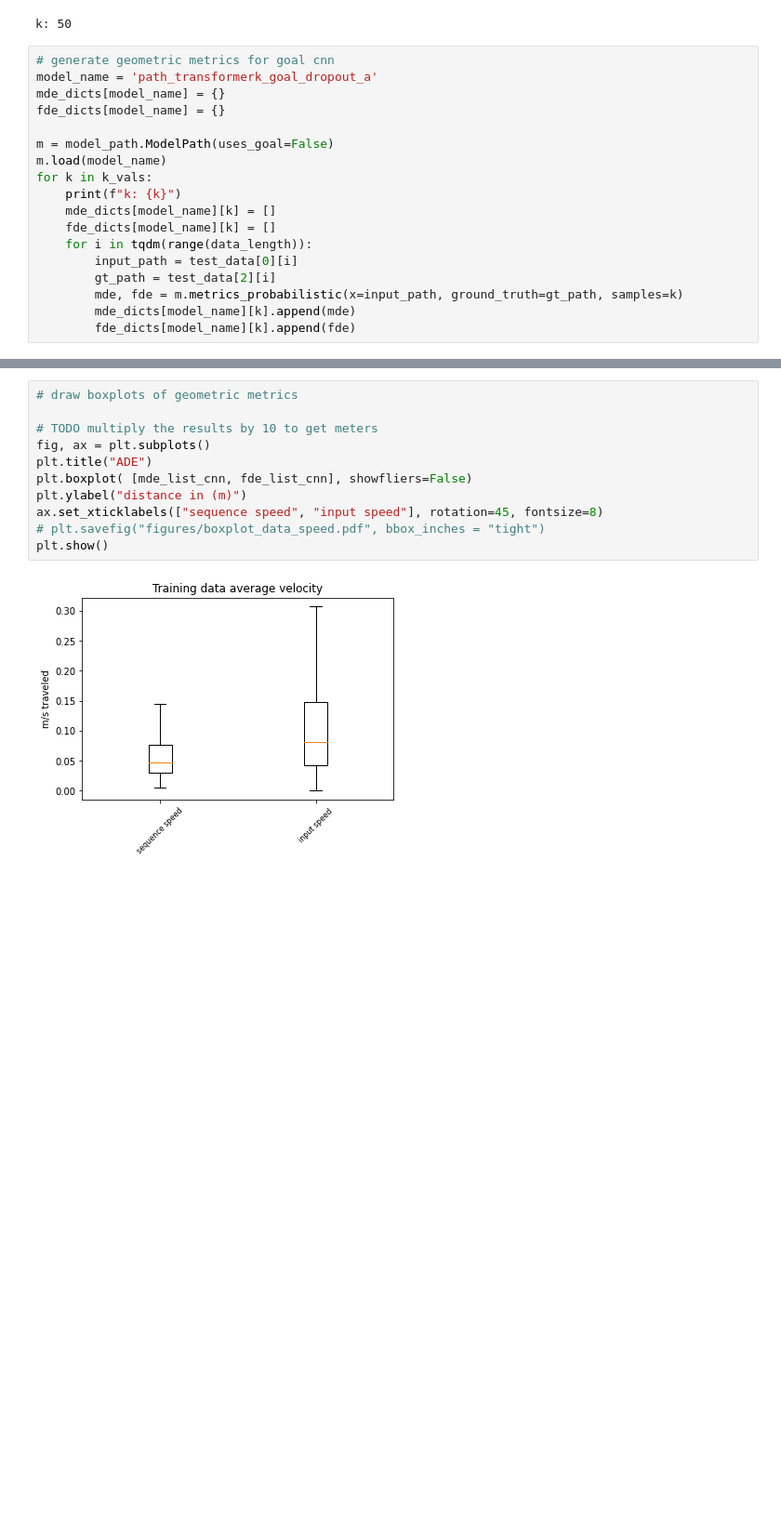
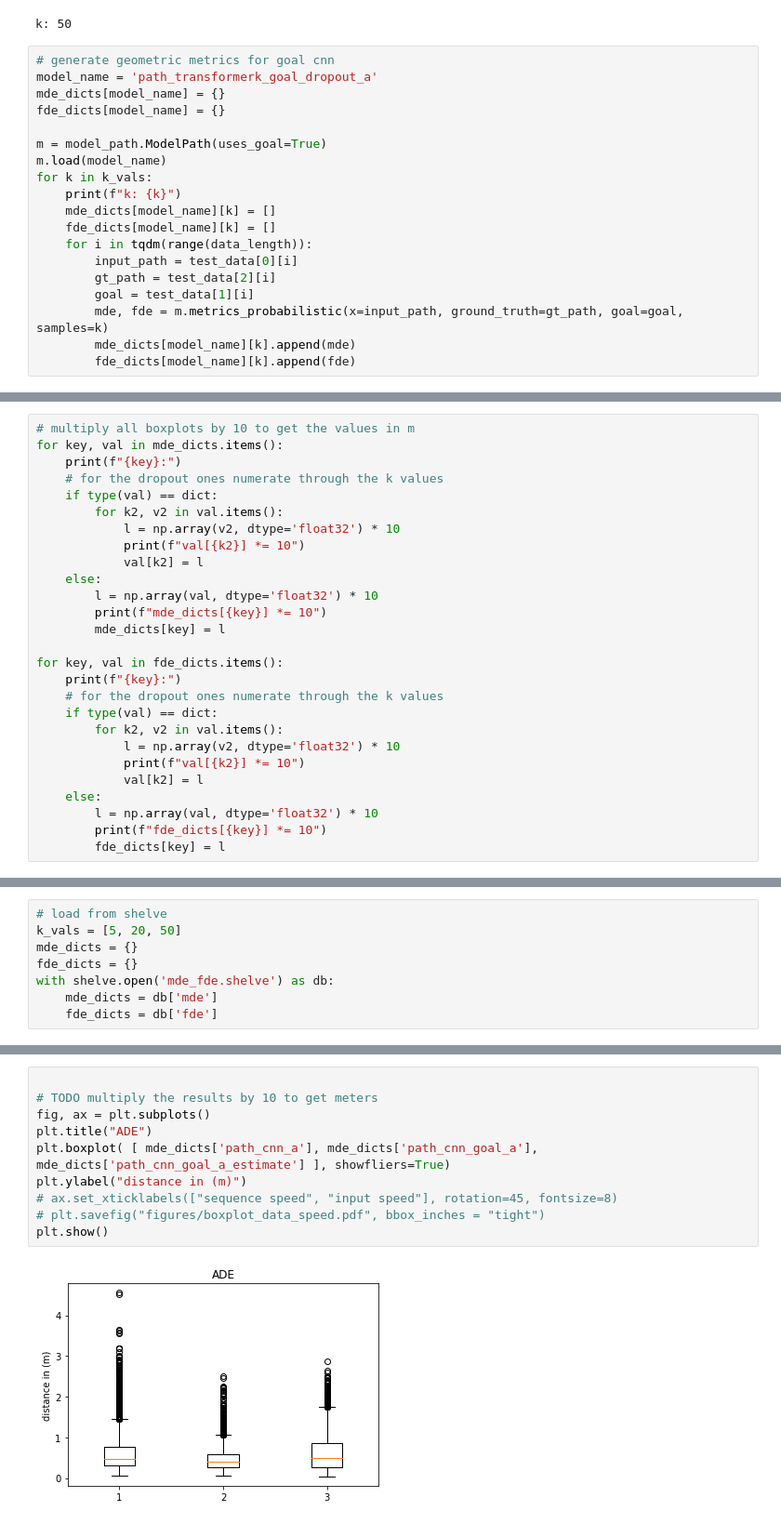
Before and after one commit to lintglitch/trajectory-prediction, a Jupyter notebook: path_prediction_comparison.ipynb, the cells around one changed output, grey strips where cells are left out. Shown at 93% size. Saved outputs shown, nothing was run; the diff lists cells and outputs as text; blank space fills up the shorter version.

```diff
--- a/path_prediction_comparison.ipynb
+++ b/path_prediction_comparison.ipynb
@@ -307,7 +324,7 @@ model_name = 'path_transformerk_goal_dropout_a'
 mde_dicts[model_name] = {}
 fde_dicts[model_name] = {}
 
-m = model_path.ModelPath(uses_goal=False)
+m = model_path.ModelPath(uses_goal=True)
 m.load(model_name)
 for k in k_vals:
     print(f"k: {k}")
@@ -316,7 +333,8 @@ for k in k_vals:
     for i in tqdm(range(data_length)):
         input_path = test_data[0][i]
         gt_path = test_data[2][i]
-        mde, fde = m.metrics_probabilistic(x=input_path, ground_truth=gt_path, samples=k)
+        goal = test_data[1][i]
+        mde, fde = m.metrics_probabilistic(x=input_path, ground_truth=gt_path, goal=goal, samples=k)
         mde_dicts[model_name][k].append(mde)
         fde_dicts[model_name][k].append(fde)
 # %% [output]
@@ -326,0 +406,27 @@ ValueError: Input 0 is incompatible with layer model: expected shape=(None, 50,
+# %%
+# multiply all boxplots by 10 to get the values in m
+for key, val in mde_dicts.items():
+    print(f"{key}:")
+    # for the dropout ones numerate through the k values
+    if type(val) == dict:
+        for k2, v2 in val.items():
+            l = np.array(v2, dtype='float32') * 10
+            print(f"val[{k2}] *= 10")
+            val[k2] = l
+    else:
+        l = np.array(val, dtype='float32') * 10
+        print(f"mde_dicts[{key}] *= 10")
+        mde_dicts[key] = l
+
+for key, val in fde_dicts.items():
+    print(f"{key}:")
+    # for the dropout ones numerate through the k values
+    if type(val) == dict:
+        for k2, v2 in val.items():
+            l = np.array(v2, dtype='float32') * 10
+            print(f"val[{k2}] *= 10")
+            val[k2] = l
+    else:
+        l = np.array(val, dtype='float32') * 10
+        print(f"fde_dicts[{key}] *= 10")
+        fde_dicts[key] = l
@@ -329,3 +452,11 @@ import shelve
 with shelve.open('mde_fde.shelve') as db:
     db['mde'] = mde_dicts
     db['fde'] = fde_dicts
+# %%
+# load from shelve
+k_vals = [5, 20, 50]
+mde_dicts = {}
+fde_dicts = {}
+with shelve.open('mde_fde.shelve') as db:
+    mde_dicts = db['mde']
+    fde_dicts = db['fde']
@@ -332,13 +521,12 @@ with shelve.open('mde_fde.shelve') as db:
 # %%
-# draw boxplots of geometric metrics
 
 # TODO multiply the results by 10 to get meters
 fig, ax = plt.subplots()
 plt.title("ADE")
-plt.boxplot( [mde_list_cnn, fde_list_cnn], showfliers=False)
+plt.boxplot( [ mde_dicts['path_cnn_a'], mde_dicts['path_cnn_goal_a'], mde_dicts['path_cnn_goal_a_estimate'] ], showfliers=True)
 plt.ylabel("distance in (m)")
-ax.set_xticklabels(["sequence speed", "input speed"], rotation=45, fontsize=8)
+# ax.set_xticklabels(["sequence speed", "input speed"], rotation=45, fontsize=8)
 # plt.savefig("figures/boxplot_data_speed.pdf", bbox_inches = "tight")
 plt.show()
 # %% [output]
-[figure, old version]
+[figure, new version]
```
Also changed, not shown: parts of 13 cells of this notebook, 1 other file.
